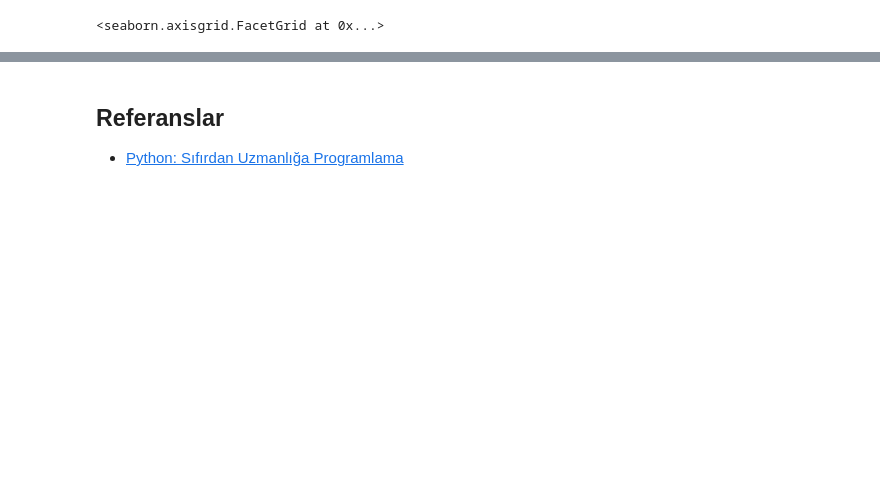
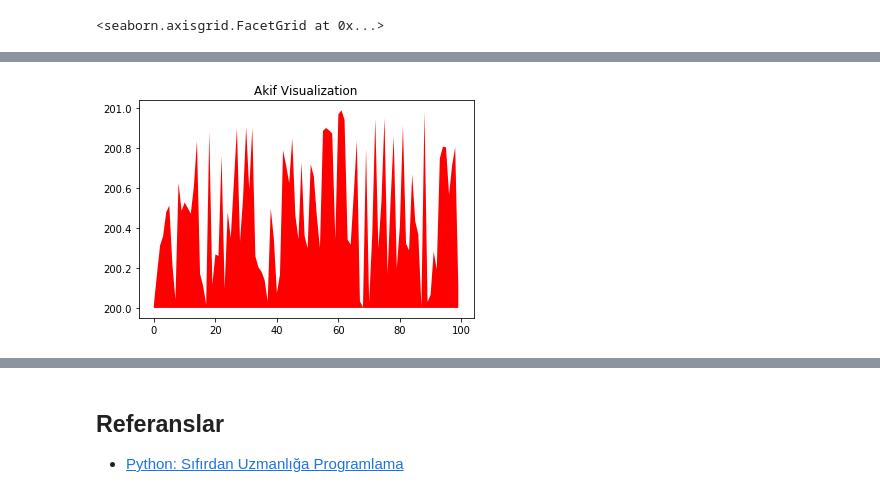
Before and after one commit to themanoftalent/pythondata, a Jupyter notebook: General_python_tutorial.ipynb, the cells around one changed output, grey strips where cells are left out. Saved outputs shown, nothing was run; the diff lists cells and outputs as text; code cells hidden in the pictures; blank space fills up the shorter version.

```diff
--- a/General_python_tutorial.ipynb
+++ b/General_python_tutorial.ipynb
@@ -1513,0 +1539,7 @@ sns.relplot(x="carat",y="price",data=diamonds)
+# %%
+plt.fill_between(ilber,SampVis,200,facecolor="r",alpha=1)
+
+plt.title("Akif Visualization")
+plt.show()
+# %% [output]
+[figure, added]
```
Also changed, not shown: parts of 14 cells of this notebook.
